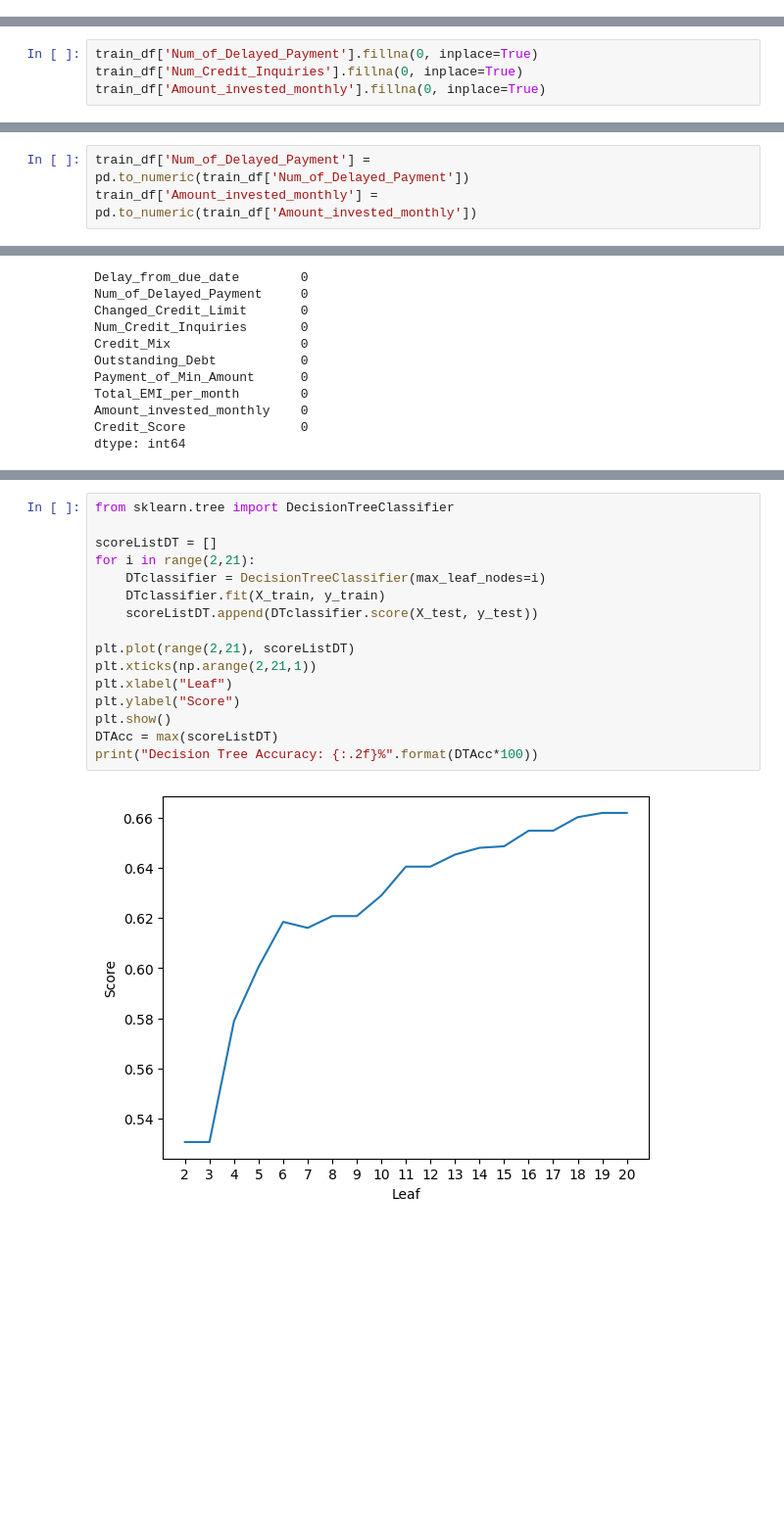
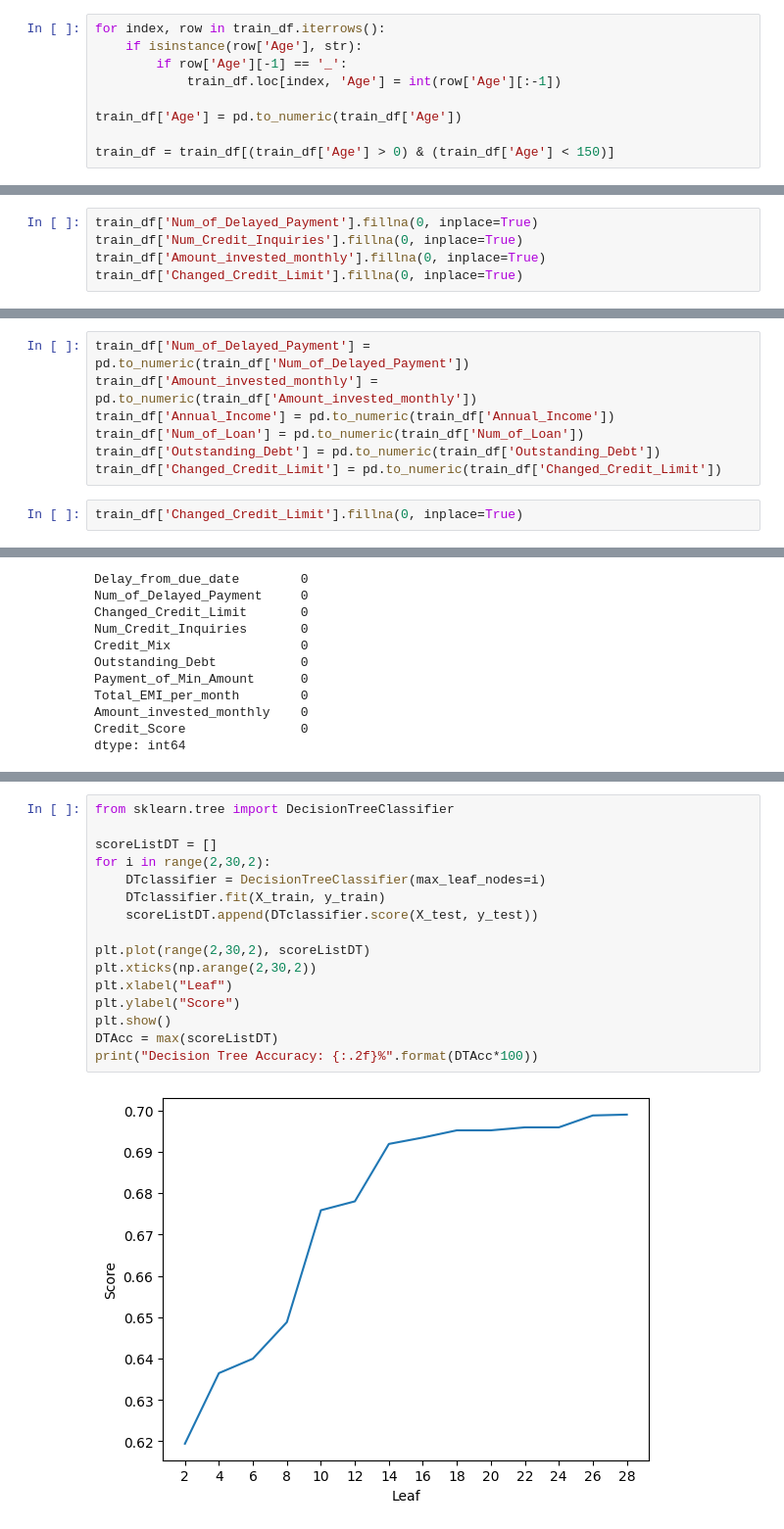
Before and after one commit to nvbinh15/credit-assessment-microservice, a Jupyter notebook: credit_score_classification.ipynb, the cells around one changed output, grey strips where cells are left out. Shown: that part at 98% size. Drawn from its saved outputs; the diff is of its cells as text; blank space fills up the shorter version.

```diff
--- a/credit_score_classification.ipynb
+++ b/credit_score_classification.ipynb
@@ -165,6 +165,15 @@ Total_EMI_per_month        float64
 Amount_invested_monthly     object
 Credit_Score                object
 dtype: object
+# %%
+for index, row in train_df.iterrows():
+    if isinstance(row['Age'], str):
+        if row['Age'][-1] == '_':
+            train_df.loc[index, 'Age'] = int(row['Age'][:-1])
+
+train_df['Age'] = pd.to_numeric(train_df['Age'])
+
+train_df = train_df[(train_df['Age'] > 0) & (train_df['Age'] < 150)]
 # %%
 for index, row in train_df.iterrows():
     if isinstance(row['Num_of_Delayed_Payment'], str):
@@ -174,8 +183,15 @@ for index, row in train_df.iterrows():
 train_df['Num_of_Delayed_Payment'].fillna(0, inplace=True)
 train_df['Num_Credit_Inquiries'].fillna(0, inplace=True)
 train_df['Amount_invested_monthly'].fillna(0, inplace=True)
+train_df['Changed_Credit_Limit'].fillna(0, inplace=True)
 # %%
 train_df = train_df.applymap(lambda x: x if x is np.NaN or not isinstance(x, str) else str(x).strip('_ ,"'))
 # %%
 train_df['Num_of_Delayed_Payment'] = pd.to_numeric(train_df['Num_of_Delayed_Payment'])
 train_df['Amount_invested_monthly'] = pd.to_numeric(train_df['Amount_invested_monthly'])
+train_df['Annual_Income'] = pd.to_numeric(train_df['Annual_Income'])
+train_df['Num_of_Loan'] = pd.to_numeric(train_df['Num_of_Loan'])
+train_df['Outstanding_Debt'] = pd.to_numeric(train_df['Outstanding_Debt'])
+train_df['Changed_Credit_Limit'] = pd.to_numeric(train_df['Changed_Credit_Limit'])
+# %%
+train_df['Changed_Credit_Limit'].fillna(0, inplace=True)
@@ -237,18 +329,18 @@ Test acc = 72.17%
 # %%
 from sklearn.tree import DecisionTreeClassifier
 
 scoreListDT = []
-for i in range(2,21):
+for i in range(2,30,2):
     DTclassifier = DecisionTreeClassifier(max_leaf_nodes=i)
     DTclassifier.fit(X_train, y_train)
     scoreListDT.append(DTclassifier.score(X_test, y_test))
 
-plt.plot(range(2,21), scoreListDT)
-plt.xticks(np.arange(2,21,1))
+plt.plot(range(2,30,2), scoreListDT)
+plt.xticks(np.arange(2,30,2))
 plt.xlabel("Leaf")
 plt.ylabel("Score")
 plt.show()
 DTAcc = max(scoreListDT)
 print("Decision Tree Accuracy: {:.2f}%".format(DTAcc*100))
 # %% [output]
-[figure, old version]
+[figure, new version]
```
Also changed, not shown: parts of 15 cells of this notebook, 4 other files.
